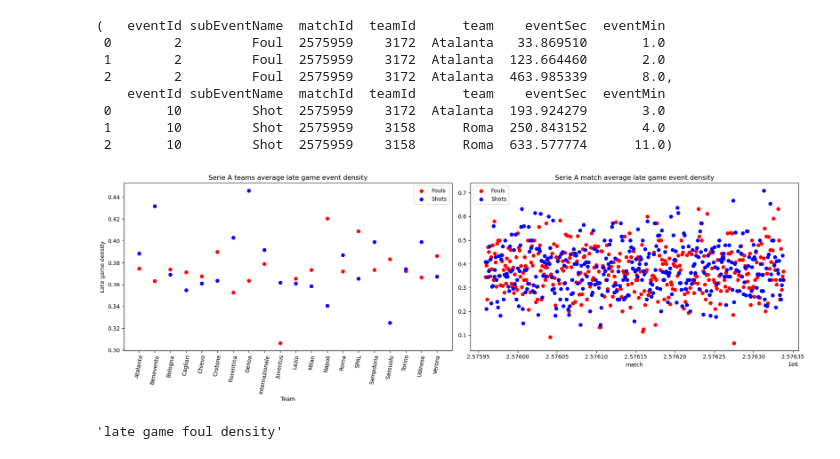
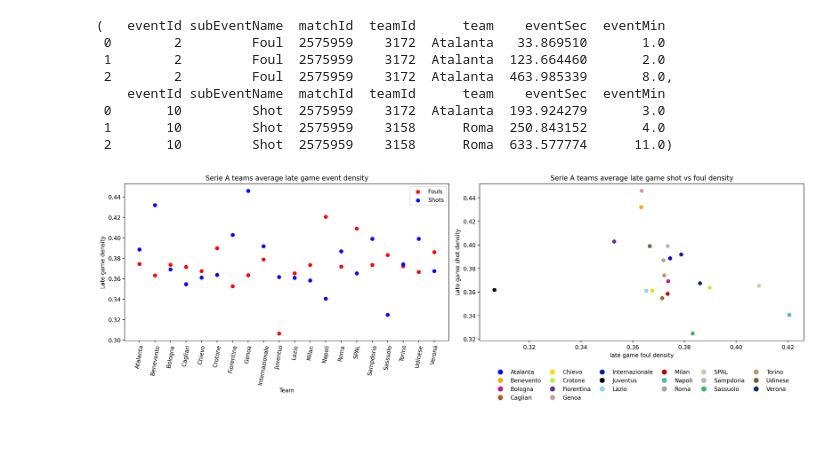
Before and after one commit to axndyg/sagb_inrto_project, a Jupyter notebook: Italy/italy_modeling.ipynb, the cells around one changed output. Saved outputs shown, nothing was run; the diff lists cells and outputs as text; code cells hidden in the pictures.

Commit message:
compile and generate late game event graphics by team and match

```diff
--- a/Italy/italy_modeling.ipynb
+++ b/Italy/italy_modeling.ipynb
@@ -42,59 +96,41 @@ italy_fouls.head(3), italy_shots.head(3)
 # %%
 import numpy as np
 
 f_width = 18
 f_height = 6
-fig, axes = plt.subplots(ncols=2, figsize=(f_width, f_height), dpi=100)
+fig, axes = plt.subplots(ncols=2, figsize=(f_width, f_height), dpi=200)
 
-def plt_by_team(tbl, metric, color):
-    team_events = tbl.groupby("team").apply(lambda x: compute_lg_density(x["eventMin"]), include_groups=False)
-
-    teams = team_events.keys()
-    events = team_events.values
-
-    scatter = axes[0].scatter(
-        x=teams,
-        y=events,
-        c=color,
-        label=metric)  # Add a label here
-
-    return scatter
-
-def plt_by_match(tbl, metric, color):
-
-    scatter = axes[1].scatter(
-        x=tbl["matchId"],
-        y=tbl[f'late game {metric} density'],
-        c=color
-    )
-    return scatter
-
-def compute_lg_density(col):
-    total = len(col)
-    lg = len(list(filter(lambda x: x >= 60, col)))
-    return lg / total
-
-fouls_by_team = plt_by_team(italy_fouls, "foul", "red")
-shots_by_team = plt_by_team(italy_shots, "shot", "blue")
+fouls_by_team, teams = plt_by_team(italy_fouls, "foul", "red", axes, 0)
+shots_by_team, teams = plt_by_team(italy_shots, "shot", "blue", axes, 0)
 
 axes[0].set_title("Serie A teams average late game event density")
 axes[0].set_xlabel("Team")
 axes[0].set_ylabel("Late game density")
 axes[0].set_xticklabels(axes[0].get_xticklabels(), rotation=80)
 axes[0].legend([fouls_by_team, shots_by_team], ['Fouls', 'Shots'])
 
-fouls_by_match = plt_by_match(italy_fbm, "foul", "red")
-shots_by_match = plt_by_match(italy_sbm, "shot", "blue")
+team_colors = ["blue", "orange", "#c41690", "#9A6324", "#fcd501", "#bfef45", "#5b328c", "#cc9d9d", "#001da0", "black", "#8ad2f6", "#B30606", "#4fb8a6", "#a2a4a6", "#dac6a1", "#abb4d0", "#34b55b", "#bf936b", "#6e5b3b", "#052c65"]
+event_by_team = plt_by_two([italy_fouls, italy_shots], ["foul", "shot"], team_colors, axes, 1)
 
-axes[1].set_title("Serie A match average late game event density")
-axes[1].set_xlabel("match")
-axes[1].legend([fouls_by_match, shots_by_match], ['Fouls', 'Shots'])
+axes[1].set_title("Serie A teams average late game shot vs foul density")
+axes[1].set_xlabel("late game foul density")
+axes[1].set_ylabel("Late game shot density")
+# Create legend handles
+legend_elements = [plt.Line2D([0], [0], marker='o', color='w', label=team,
+                   markerfacecolor=color, markersize=10)
+                   for team, color in zip(teams, team_colors)]
+
+# Add the legend with all teams
+axes[1].legend(handles=legend_elements,
+               loc='upper center',
+               bbox_to_anchor=(0.5, -0.15),
+               ncol=6,
+               columnspacing=1,
+               frameon=False)
+
 
 plt.tight_layout()
+plt.savefig("gen_graphics/lge_by_team.pdf")
 plt.show()
 # %% [output]
-[figure, old version]
+[figure, new version]
-# %%
-italy_fbm.columns[-1]
-# %% [output]
-'late game foul density'
```
Also changed, not shown: parts of 2 cells of this notebook, 2 other files.
